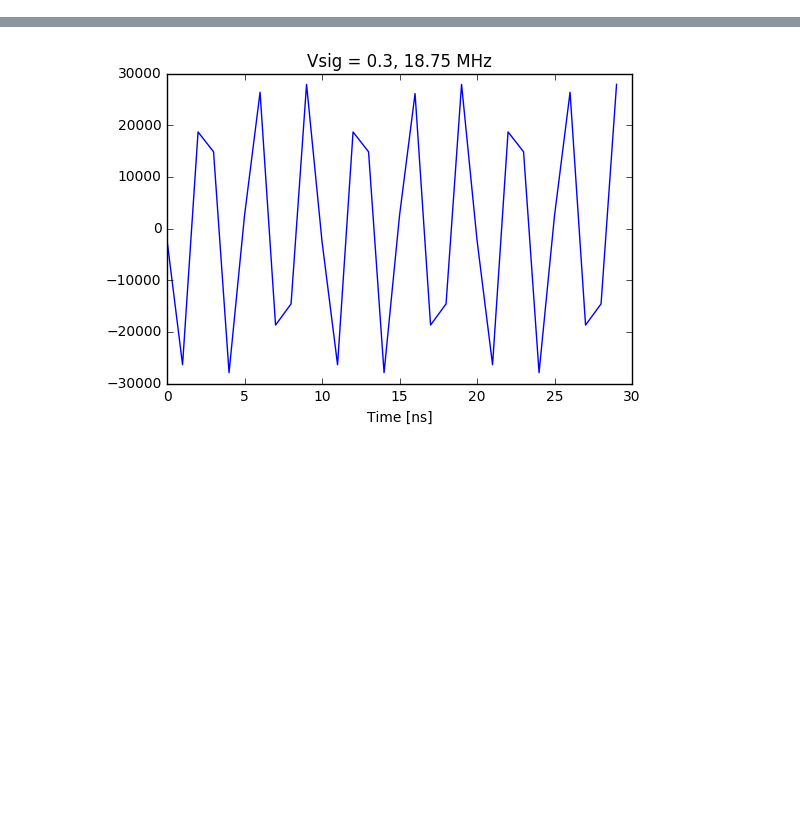
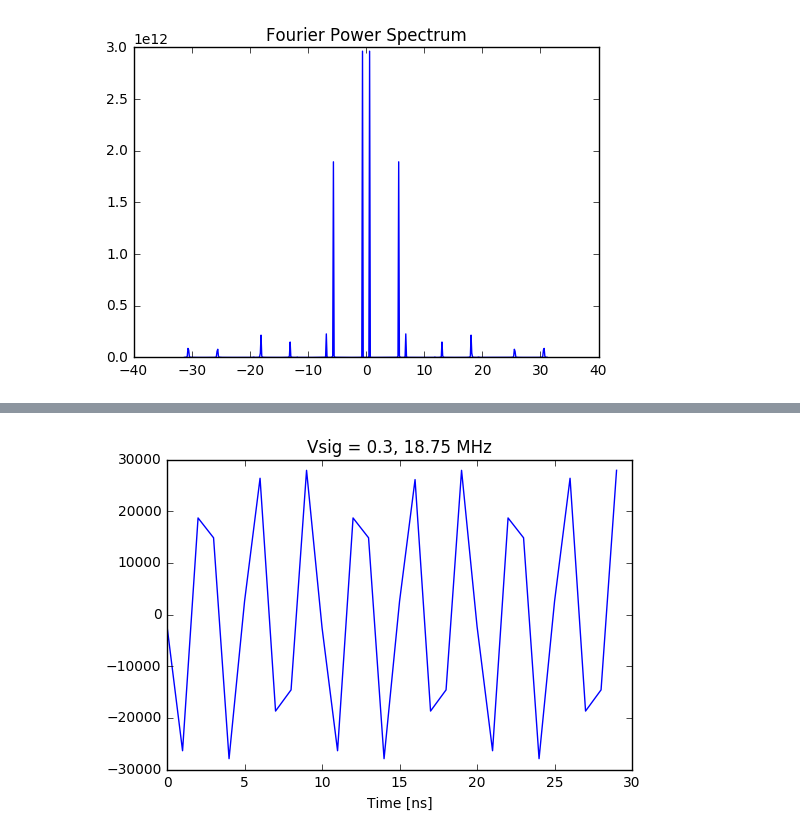
Before and after one commit to hamburgerguy/Astro-Lab1-Dump, a Jupyter notebook: gould_lab1.ipynb, the cells around one changed output, grey strips where cells are left out. Drawn from its saved outputs; the diff is of its cells as text; code cells hidden in the pictures; blank space fills up the shorter version.

```diff
--- a/gould_lab1.ipynb
+++ b/gould_lab1.ipynb
@@ -7,0 +172,22 @@ x = ugradio.pico.capture_data('1V', divisor=1, nsamples=700)
+# %%
+# Leakage Power
+
+file9 = np.loadtxt('data_0.9')
+
+N = 512
+time = np.linspace(-N/(.2*62.5),(N/.2-1)/62.5,N)
+
+#Fourier voltage spectrum
+
+f,fx = ugradio.dft.dft(file9[:N],t=time, vsamp=62.5)
+
+# Fourier power spectrum
+
+P = np.abs(fx)**2
+plt.plot(f,P)
+plt.title("Fourier Power Spectrum")
+plt.xlabel("")
+plt.ylabel("")
+plt.show()
+# %% [output]
+[figure, added]
```
Also changed, not shown: parts of 23 cells of this notebook.
